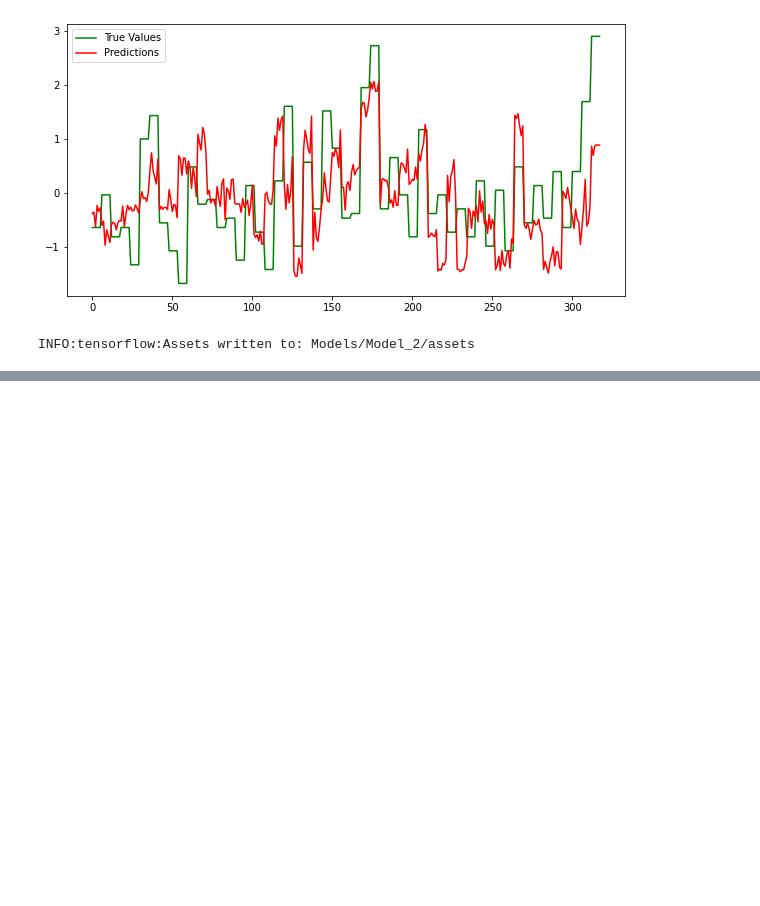
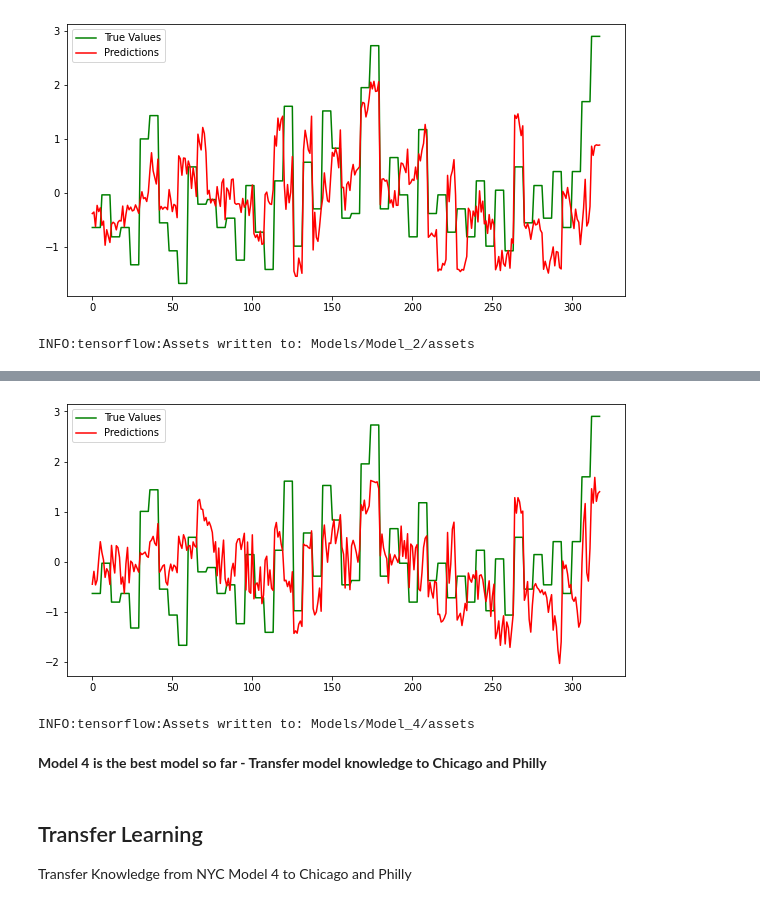
Before and after one commit to vbgupta/Transfer-Learning-Address-Sustainability-Issues, a Jupyter notebook: models/src/modeling/build/Multiple-Models.ipynb, the cells around one changed output, grey strips where cells are left out. Cells and saved outputs as stored; diff of their text form; code cells hidden in the pictures; blank space fills up the shorter version.

Commit message:
Transfer Learning API in works for Source City Transfer

```diff
--- a/models/src/modeling/build/Multiple-Models.ipynb
+++ b/models/src/modeling/build/Multiple-Models.ipynb
@@ -339,0 +618,18 @@ INFO:tensorflow:Assets written to: Models/Model_2/assets
+# %%
+# Build Fully Connect Neural Net using Functional API
+tf.random.set_seed(44)
+
+model_4 = tf.keras.Sequential()
+model_4.add(tf.keras.layers.Dense(500, input_dim=32, activation= "relu"))
+model_4.add(tf.keras.layers.Dense(500, activation = "relu"))
+model_4.add(tf.keras.layers.Dense(500, activation = "relu"))
+model_4.add(tf.keras.layers.Dense(250, activation= "relu"))
+model_4.add(tf.keras.layers.Dense(250, activation= "relu"))
+model_4.add(tf.keras.layers.Dense(100, activation= "relu"))
+model_4.add(tf.keras.layers.Dense(100, activation= "relu"))
+model_4.add(tf.keras.layers.Dense(50, activation= "relu"))
+model_4.add(tf.keras.layers.Dense(1))
+# %%
+model_4.compile(loss= "mean_squared_error", optimizer="adam", metrics=["mean_squared_error"])
+# %%
+history_4 = model_4.fit(nyc_combined_X_train, nyc_combined_y_train, epochs=50, verbose = 0)
@@ -339,0 +641,21 @@ INFO:tensorflow:Assets written to: Models/Model_2/assets
+# %%
+predictions_4 = model_4.predict(scaled_nyc_X_test)
+# %%
+# Plot True Values and Predictions
+plt.figure(figsize = (10,5))
+plt.plot(scaled_nyc_y_test, c = 'green', label = "True Values")
+plt.plot(predictions_4, c = "red", label = "Predictions")
+plt.legend()
+plt.show()
+# %% [output]
+[figure, added]
+# %%
+model_4.save('Models/Model_4')
+# %% [output]
+INFO:tensorflow:Assets written to: Models/Model_4/assets
+# %% [markdown]
+**Model 4 is the best model so far - Transfer model knowledge to Chicago and Philly**
+# %% [markdown]
+## Transfer Learning
+
+Transfer Knowledge from NYC Model 4 to Chicago and Philly
```
Also changed, not shown: parts of 56 cells of this notebook, 6 other files.
